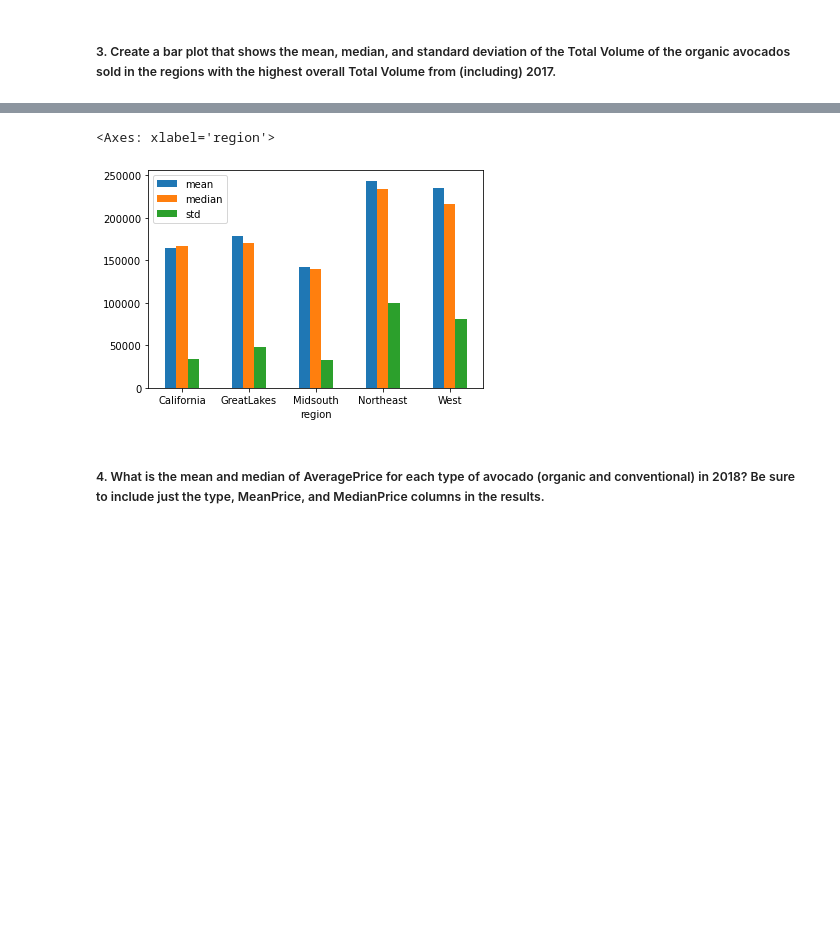
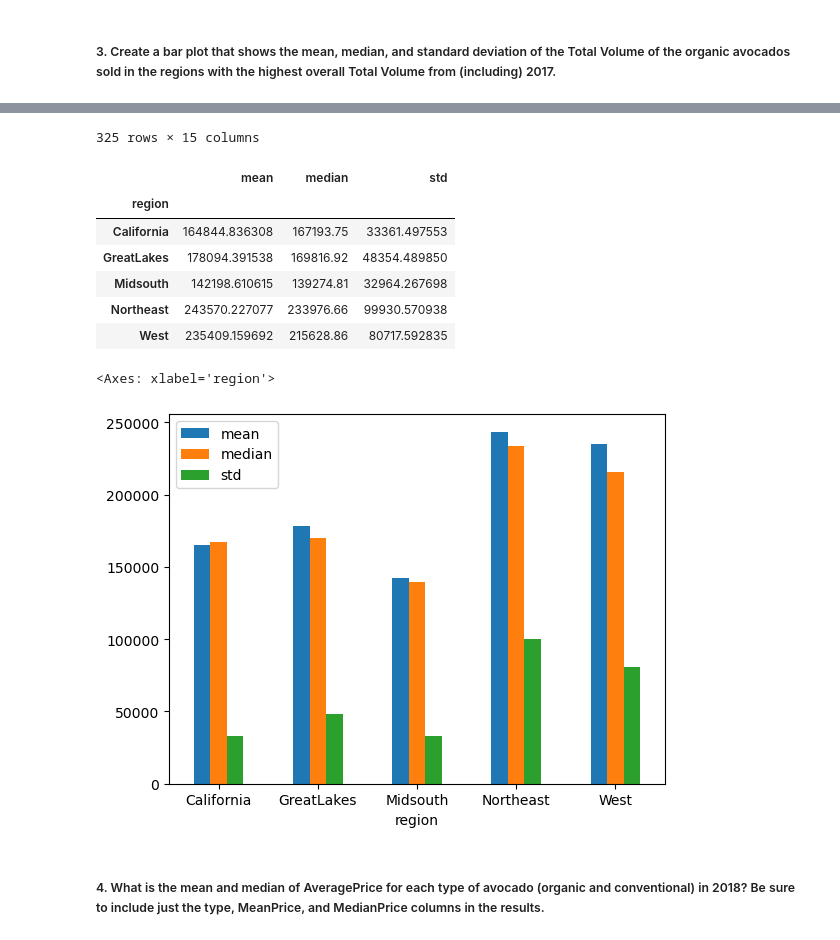
Before and after one commit to mesieou/deakin, a Jupyter notebook: introduction-to-ai/c1/C1-Solution.ipynb, the cells around one changed output, grey strips where cells are left out. Cells and saved outputs as stored; diff of their text form; code cells hidden in the pictures; blank space fills up the shorter version.

```diff
--- a/introduction-to-ai/c1/C1-Solution.ipynb
+++ b/introduction-to-ai/c1/C1-Solution.ipynb
@@ -67,6 +67,7 @@ region_stats = organic_data.groupby('region')['Total Volume'].agg(['sum', 'media
 # Get the 5 regions with the highest Total Volume and extract their data.
 top_regions = region_stats.nlargest(5, 'sum').index
 top_data = organic_data[organic_data['region'].isin(top_regions)]
+display(top_data)
 
 # Create a bar plot showing the mean, median, and standard deviation of the Total Volume of organic avocados in the 5 regions with the highest Total Volume from 2017.
 top_data_stats = top_data.groupby('region')['Total Volume'].agg(['mean', 'median', 'std'])
@@ -85,5 +91,13 @@ top_data_stats.plot(kind='bar', y=['mean', 'median', 'std'], rot=0)
-<Axes: xlabel='region'>
+325 rows × 15 columns
+|  | mean | median | std |
+| region |  |  |  |
+| California | 164844.836308 | 167193.75 | 33361.497553 |
+| GreatLakes | 178094.391538 | 169816.92 | 48354.489850 |
+| Midsouth | 142198.610615 | 139274.81 | 32964.267698 |
+| Northeast | 243570.227077 | 233976.66 | 99930.570938 |
+| West | 235409.159692 | 215628.86 | 80717.592835 |
+<Axes: xlabel='region'>
-[figure, old version]
+[figure, new version]
 # %% [markdown]
 ##### 4. What is the mean and median of AveragePrice for each type of avocado (organic and conventional) in 2018? Be sure to include just the type, MeanPrice, and MedianPrice columns in the results.
 # %%
```
Also changed, not shown: parts of 1 cell of this notebook, 9 other files.
